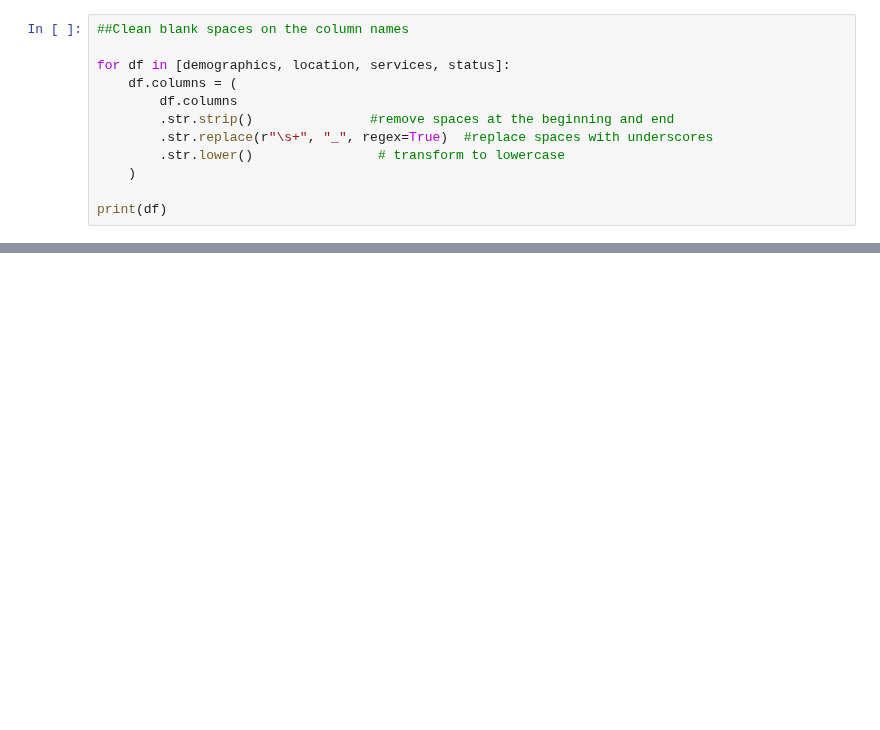
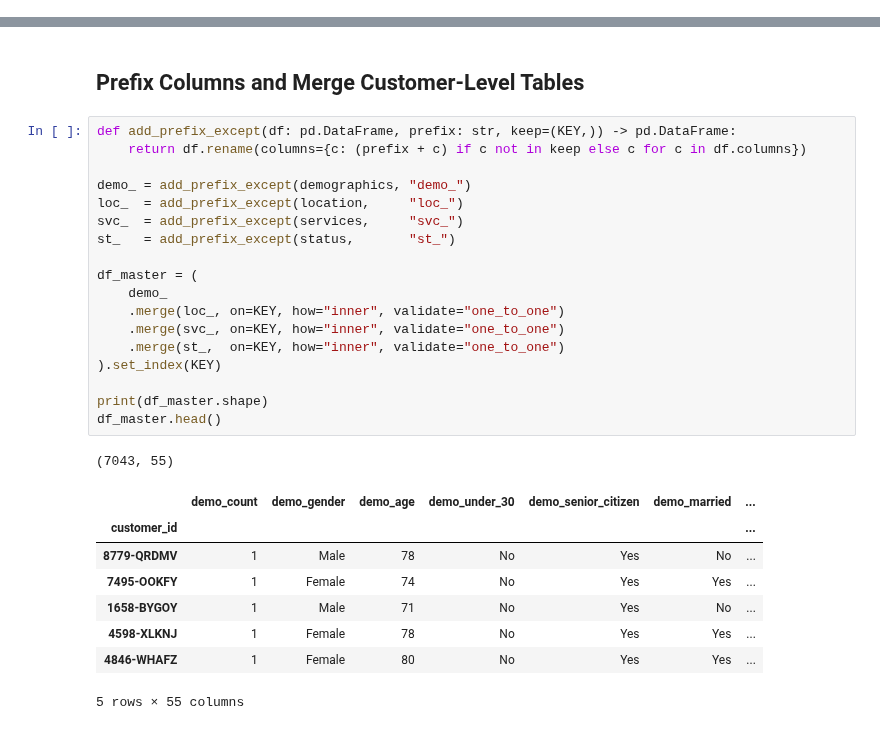
Before and after one commit to sergiopatinha/EnterpriseDataScienceBootcamp_workgroup, a Jupyter notebook: notebooks/002_Data_loading.ipynb, the cells around one changed output, grey strips where cells are left out. Saved outputs shown, nothing was run; the diff lists cells and outputs as text; blank space fills up the shorter version.

```diff
--- a/notebooks/002_Data_loading.ipynb
+++ b/notebooks/002_Data_loading.ipynb
@@ -186,12 +259,0 @@ It was also identified the possibility of having a union on the datasets based o
-# %%
-##Clean blank spaces on the column names
-
-for df in [demographics, location, services, status]:
-    df.columns = (
-        df.columns
-        .str.strip()               #remove spaces at the beginning and end
-        .str.replace(r"\s+", "_", regex=True)  #replace spaces with underscores
-        .str.lower()                # transform to lowercase
-    )
-
-print(df)
@@ -314,0 +264,30 @@ memory usage: 3.1+ MB
+# %% [markdown]
+## Prefix Columns and Merge Customer-Level Tables
+# %%
+def add_prefix_except(df: pd.DataFrame, prefix: str, keep=(KEY,)) -> pd.DataFrame:
+    return df.rename(columns={c: (prefix + c) if c not in keep else c for c in df.columns})
+
+demo_ = add_prefix_except(demographics, "demo_")
+loc_  = add_prefix_except(location,     "loc_")
+svc_  = add_prefix_except(services,     "svc_")
+st_   = add_prefix_except(status,       "st_")
+
+df_master = (
+    demo_
+    .merge(loc_, on=KEY, how="inner", validate="one_to_one")
+    .merge(svc_, on=KEY, how="inner", validate="one_to_one")
+    .merge(st_,  on=KEY, how="inner", validate="one_to_one")
+).set_index(KEY)
+
+print(df_master.shape)
+df_master.head()
+# %% [output]
+(7043, 55)
+|  | demo_count | demo_gender | demo_age | demo_under_30 | demo_senior_citizen | demo_married | ... |
+| customer_id |  |  |  |  |  |  | ... |
+| 8779-QRDMV | 1 | Male | 78 | No | Yes | No | ... |
+| 7495-OOKFY | 1 | Female | 74 | No | Yes | Yes | ... |
+| 1658-BYGOY | 1 | Male | 71 | No | Yes | No | ... |
+| 4598-XLKNJ | 1 | Female | 78 | No | Yes | Yes | ... |
+| 4846-WHAFZ | 1 | Female | 80 | No | Yes | Yes | ... |
+5 rows × 55 columns
```
Also changed, not shown: parts of 28 cells of this notebook.
